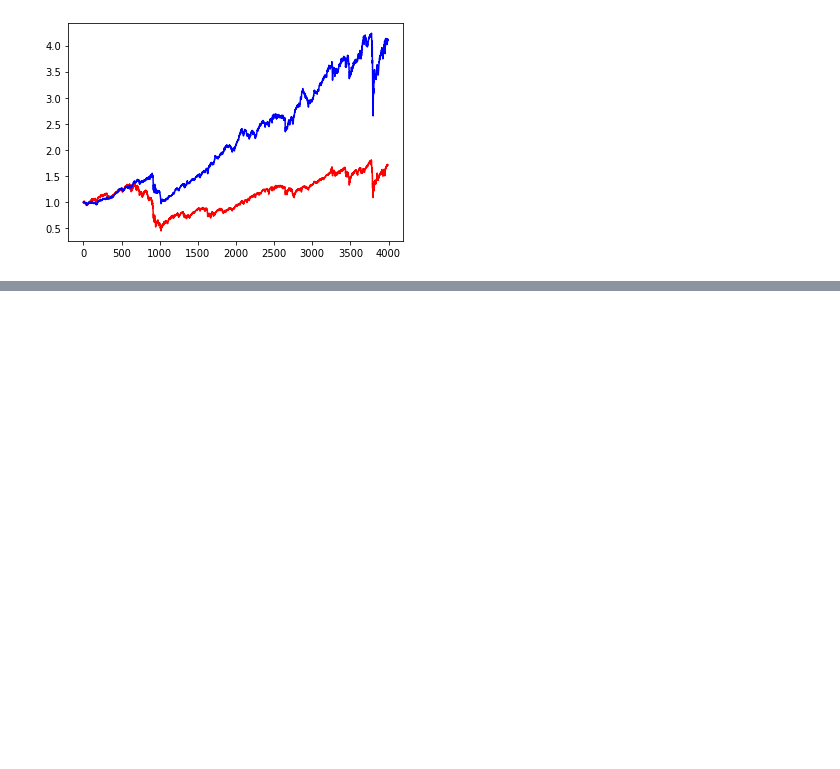
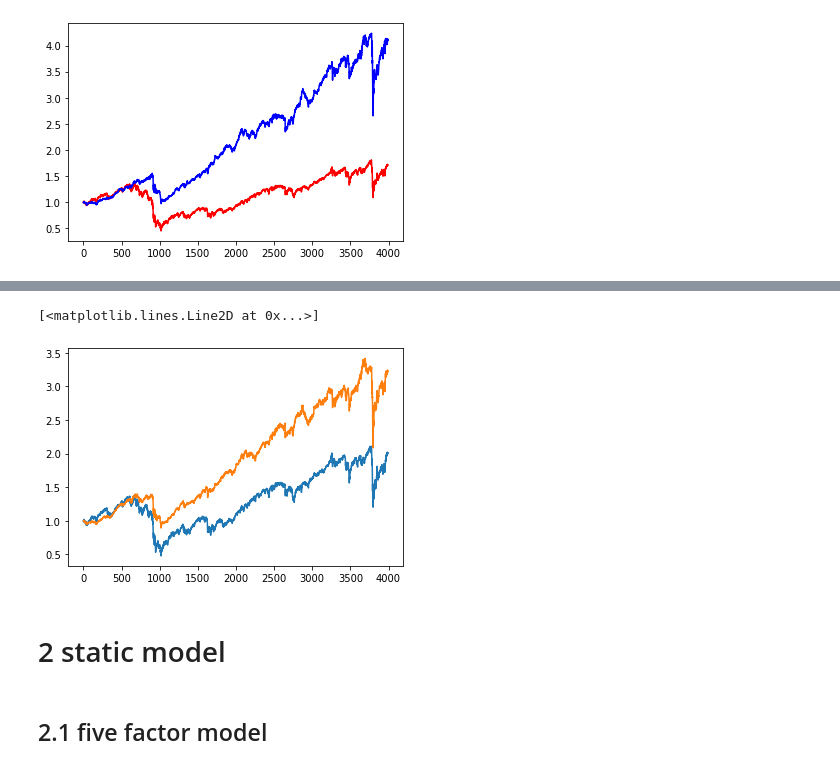
Before and after one commit to panyiming/covariance_metrics, a Jupyter notebook: data/portfolios.ipynb, the cells around one changed output, grey strips where cells are left out. Drawn from its saved outputs; the diff is of its cells as text; code cells hidden in the pictures; blank space fills up the shorter version.

```diff
--- a/data/portfolios.ipynb
+++ b/data/portfolios.ipynb
@@ -343,0 +353,5 @@ plt.plot(res_dccnl_200_line, 'b')
+# %%
+avg_res_500, samp_res_500 = get_sam_res(code_shares, sp_data, df_return, 11602, 500, 800, 1260)
+# %%
+root_dir = './cov_500_dcc/'
+res_dccnl_500 = get_dcc_res1(root_dir, rolls, 500, no_short=False)
@@ -343,0 +366,10 @@ plt.plot(res_dccnl_200_line, 'b')
+# %%
+plt.plot(res_line(avg_res_500))
+plt.plot(res_line(res_dccnl_500))
+# %% [output]
+[<matplotlib.lines.Line2D at 0x...>]
+[figure, added]
+# %% [markdown]
+# 2 static model
+# %% [markdown]
+## 2.1 five factor model
```
Also changed, not shown: parts of 27 cells of this notebook, 4 other files.
